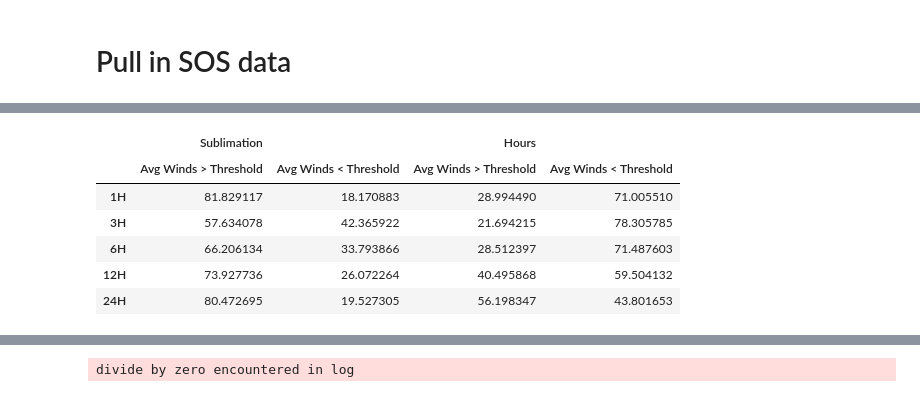
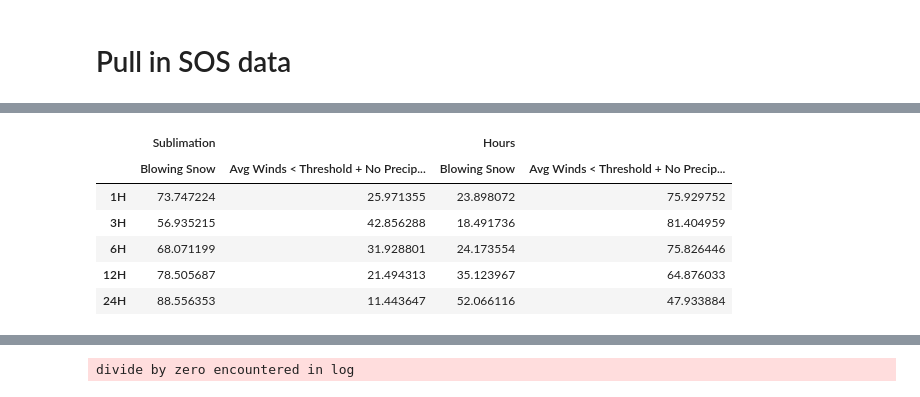
Before and after one commit to dlhogan97/Synoptic-Sublimation, a Jupyter notebook: 02_analysis/data_exploration/07_blowing_snow_and_sublimation_kettle_ponds.ipynb, the cells around one changed output, grey strips where cells are left out. Drawn from its saved outputs; the diff is of its cells as text; code cells hidden in the pictures.

Commit message:
precipitation and wind speed analysis

```diff
--- a/02_analysis/data_exploration/07_blowing_snow_and_sublimation_kettle_ponds.ipynb
+++ b/02_analysis/data_exploration/07_blowing_snow_and_sublimation_kettle_ponds.ipynb
@@ -126,6 +165,9 @@ def delineate_bs_conditions(ds,
     # create a blowing snow mask, set value to 1 when greater than 0.001 and 0 otherwise
     bsf_mask_timestep = bsf_timestep.where(bsf_timestep > bs_threshold, 0)
     bsf_mask_timestep.name = 'BSF_mask_timestep'
+
+    # create precipitation mask
+    ppt_mask_timestep = ds['precip_binary']
 
     # calculate the sublimation rate for 1 hour
     sublimation_timestep = (ds[[variable for variable in hf.TURBULENCE_VARIABLES if 'w_h2o' in variable]] * 1/rho_w * 1000 * g2kg * s_in_hour*timestep).to_dataframe()
@@ -176,9 +218,25 @@ def delineate_bs_conditions(ds,
     # get hours of non-windy, non-blowing snow
     total_nbs_wsp_only_hours = sublimation_timestep.loc[sublimation_timestep[wsp_mask_timestep==0].index].shape[0]
 
+    ####### Blowing Snow from Wind Speed and Precipitation ########
+    wsp_timestep = ds[[variable for variable in hf.WIND_VARIABLES if 'spd' in variable]]
+    # filter to times when the wind speed is greater than the threshold
+    wsp_mask_timestep = ppt_mask_timestep.where(wsp_timestep > wspd_threshold, 0)
+    # filter to times with blowing snow, take the mean at 10 meters!!!!!!
+    wsp_bs_mask_timestep = wsp_mask_timestep[[variable for variable in wsp_mask_timestep if '10m' in variable]].to_dataframe().mean(axis=1)
+    # windy + blowing snow sublimation
+    total_bs_wsp_ppt_sublimation = sublimation_timestep.loc[wsp_bs_mask_timestep[wsp_bs_mask_timestep>0].index].sum(axis=0)
+    # get hours of windy + blowing snow
+    total_bs_wsp_ppt_hours = sublimation_timestep.loc[wsp_bs_mask_timestep[wsp_bs_mask_timestep>0].index].shape[0]
+    # non-windy, non-blowing snow sublimation
+    total_nbs_wsp_ppt_sublimation = sublimation_timestep.loc[wsp_bs_mask_timestep[wsp_bs_mask_timestep==0].index].sum(axis=0)
+    # get hours of non-windy, non-blowing snow
+    total_nbs_wsp_ppt_hours = sublimation_timestep.loc[wsp_bs_mask_timestep[wsp_bs_mask_timestep==0].index].shape[0]
+
     data_dict = {'blowing_snow_obs':[total_bs_sublimation, total_nbs_sublimation, total_bs_hours, total_nbs_hours],
      'blowing_snow_and_wsp_obs':[total_bs_wsp_sublimation,total_nbs_wsp_sublimation,total_bs_wsp_hours,total_nbs_wsp_hours],
-     'wsp_only_obs':[total_wsp_only_sublimation,total_nbs_wsp_only_sublimation,total_wsp_only_hours,total_nbs_wsp_only_hours]}
+     'wsp_only_obs':[total_wsp_only_sublimation,total_nbs_wsp_only_sublimation,total_wsp_only_hours,total_nbs_wsp_only_hours],
+     'wsp_ppt_obs':[total_bs_wsp_ppt_sublimation,total_nbs_wsp_ppt_sublimation,total_bs_wsp_ppt_hours,total_nbs_wsp_ppt_hours]}
 
     if output_type == 'bs':
         output = 'blowing_snow_obs'
@@ -186,6 +244,8 @@ def delineate_bs_conditions(ds,
         output = 'blowing_snow_and_wsp_obs'
     elif output_type == 'wsp':
         output = 'wsp_only_obs'
+    elif output_type == 'wsp+ppt':
+        output = 'wsp_ppt_obs'
     # build a stacked bar chart showing the total sublimation for blowing and non-blowing snow conditions
     sublimation_timestep_stacked = pd.DataFrame(
         {'total_bs_sublimation': (data_dict[output][0]/total_sublimation)*100,
@@ -205,7 +265,7 @@ def delineate_bs_conditions(ds,
     blowing_snow_timestep = pd.concat([sublimation_timestep_stacked, bs_time_timestep_stacked], axis=0)
     return blowing_snow_timestep
 # %%
-output_type = 'wsp'
+output_type = 'wsp+ppt'
 df = pd.concat([delineate_bs_conditions( sos_1H_max_wspd_ds, bs_threshold=0.001, timestep=1,  wspd_threshold=5, height=3, output_type=output_type),
                 delineate_bs_conditions( sos_3H_max_wspd_ds, bs_threshold=0.001, timestep=3,  wspd_threshold=5, height=3, output_type=output_type),
                 delineate_bs_conditions( sos_6H_max_wspd_ds, bs_threshold=0.001, timestep=6,  wspd_threshold=5, height=3, output_type=output_type),
@@ -216,39 +276,42 @@ df = pd.concat([delineate_bs_conditions( sos_1H_max_wspd_ds, bs_threshold=0.001,
 if output_type == 'bs':
     val_1 = 'Blowing Snow'
     val_2 = 'Non-Blowing Snow'
 elif output_type == 'bs+wsp':
     val_1 = 'Avg Winds > Threshold + Blowing Snow'
     val_2 = 'Avg Winds < Thresholdy + Non-Blowing Snow'
 elif output_type == 'wsp':
     val_1 = 'Avg Winds > Threshold'
     val_2 = 'Avg Winds < Threshold'
+elif output_type == 'wsp+ppt':
+    va1_1 = 'Avg Winds > Threshold + Precipitation'
+    val_2 = 'Avg Winds < Threshold + No Precipitation'
 
 idx = pd.Series([index.split('_')[1] for index in df.index]).unique()
 df_new = pd.concat(
     [
         pd.DataFrame(
             df[df.index.str.contains('value')].values,
             index=idx,
             columns=[val_1, val_2]
         ),
         pd.DataFrame(
             df[df.index.str.contains('time')].values,
             index=idx,
             columns=[val_1, val_2]
         ),
     ],
     axis=1,
     keys=["Sublimation", "Hours"]
 )
 df_new
 # %% [output]
 |  | Sublimation |  | Hours |  |
-|  | Avg Winds > Threshold | Avg Winds < Threshold | Avg Winds > Threshold | Avg Winds < Threshold |
-| 1H | 81.829117 | 18.170883 | 28.994490 | 71.005510 |
-| 3H | 57.634078 | 42.365922 | 21.694215 | 78.305785 |
-| 6H | 66.206134 | 33.793866 | 28.512397 | 71.487603 |
-| 12H | 73.927736 | 26.072264 | 40.495868 | 59.504132 |
-| 24H | 80.472695 | 19.527305 | 56.198347 | 43.801653 |
+|  | Blowing Snow | Avg Winds < Threshold + No Precip... | Blowing Snow | Avg Winds < Threshold + No Precip... |
+| 1H | 73.747224 | 25.971355 | 23.898072 | 75.929752 |
+| 3H | 56.935215 | 42.856288 | 18.491736 | 81.404959 |
+| 6H | 68.071199 | 31.928801 | 24.173554 | 75.826446 |
+| 12H | 78.505687 | 21.494313 | 35.123967 | 64.876033 |
+| 24H | 88.556353 | 11.443647 | 52.066116 | 47.933884 |
 # %%
 # Create a figure with the right layout
 fig = go.Figure(
```
Also changed, not shown: parts of 4 cells of this notebook, 2 other files.
